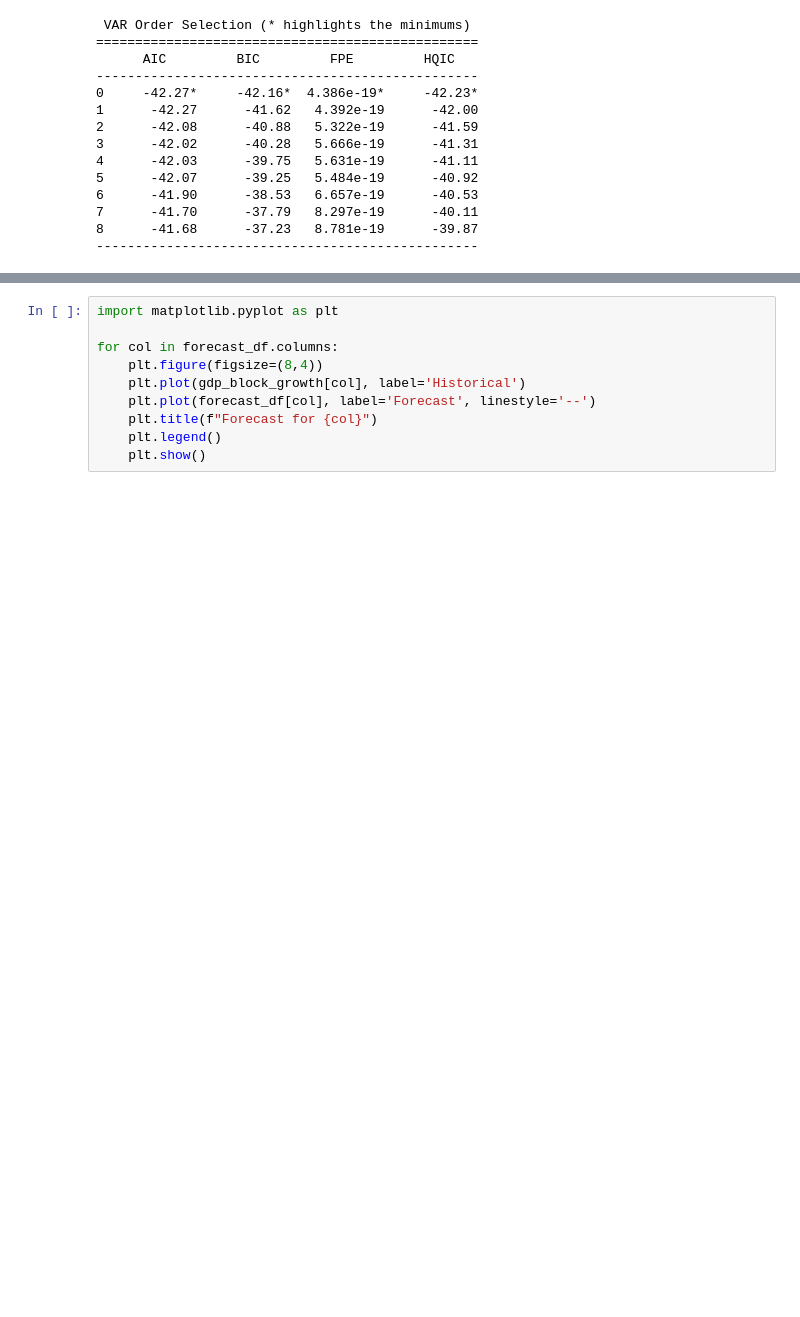
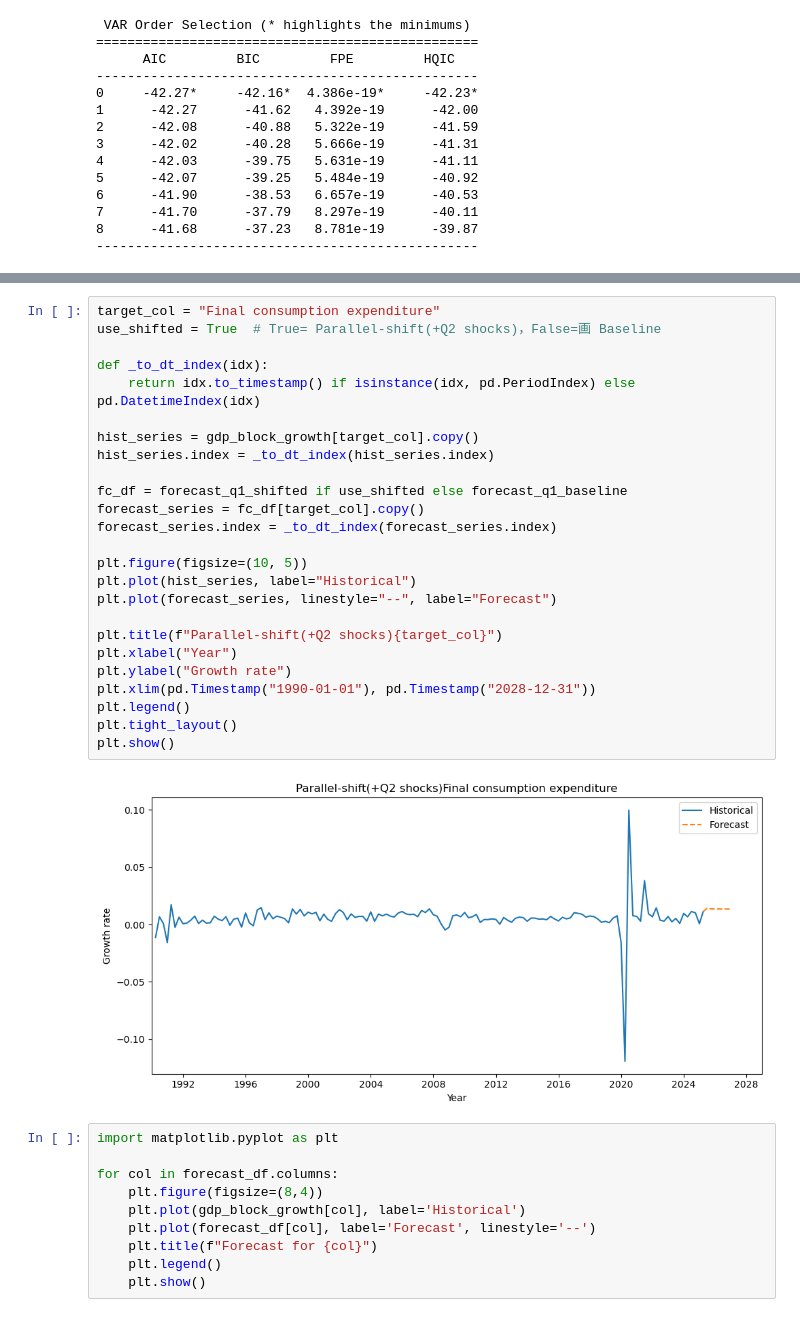
Before and after one commit to SailofRoses/baseline_models, a Jupyter notebook: Forecast/forecast.ipynb, the cells around one changed output, grey strips where cells are left out. Drawn from its saved outputs; the diff is of its cells as text; blank space fills up the shorter version.

Commit message:
Add VAR forecast notebook and updated data files

```diff
--- a/Forecast/forecast.ipynb
+++ b/Forecast/forecast.ipynb
@@ -179,3 +299,30 @@ forecast_df
+# %%
+target_col = "Final consumption expenditure"
+use_shifted = True  # True= Parallel-shift(+Q2 shocks)，False=画 Baseline
+
+def _to_dt_index(idx):
+    return idx.to_timestamp() if isinstance(idx, pd.PeriodIndex) else pd.DatetimeIndex(idx)
+
+hist_series = gdp_block_growth[target_col].copy()
+hist_series.index = _to_dt_index(hist_series.index)
+
+fc_df = forecast_q1_shifted if use_shifted else forecast_q1_baseline
+forecast_series = fc_df[target_col].copy()
+forecast_series.index = _to_dt_index(forecast_series.index)
+
+plt.figure(figsize=(10, 5))
+plt.plot(hist_series, label="Historical")
+plt.plot(forecast_series, linestyle="--", label="Forecast")
+
+plt.title(f"Parallel-shift(+Q2 shocks){target_col}")
+plt.xlabel("Year")
+plt.ylabel("Growth rate")
+plt.xlim(pd.Timestamp("1990-01-01"), pd.Timestamp("2028-12-31"))
+plt.legend()
+plt.tight_layout()
+plt.show()
+# %% [output]
+[figure, added]
 # %%
 import matplotlib.pyplot as plt
 
```
Also changed, not shown: parts of 3 cells of this notebook, 8 other files.
